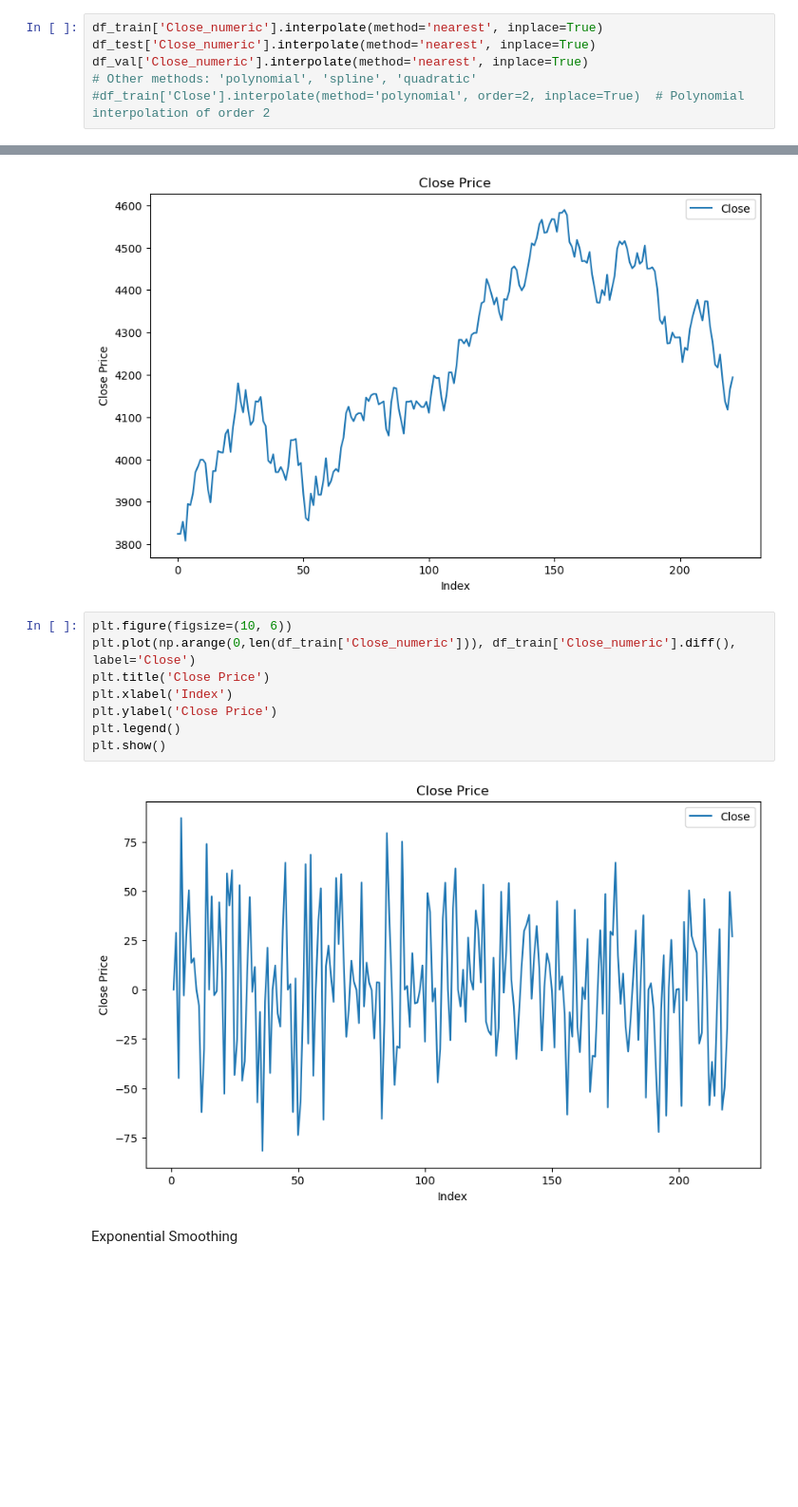
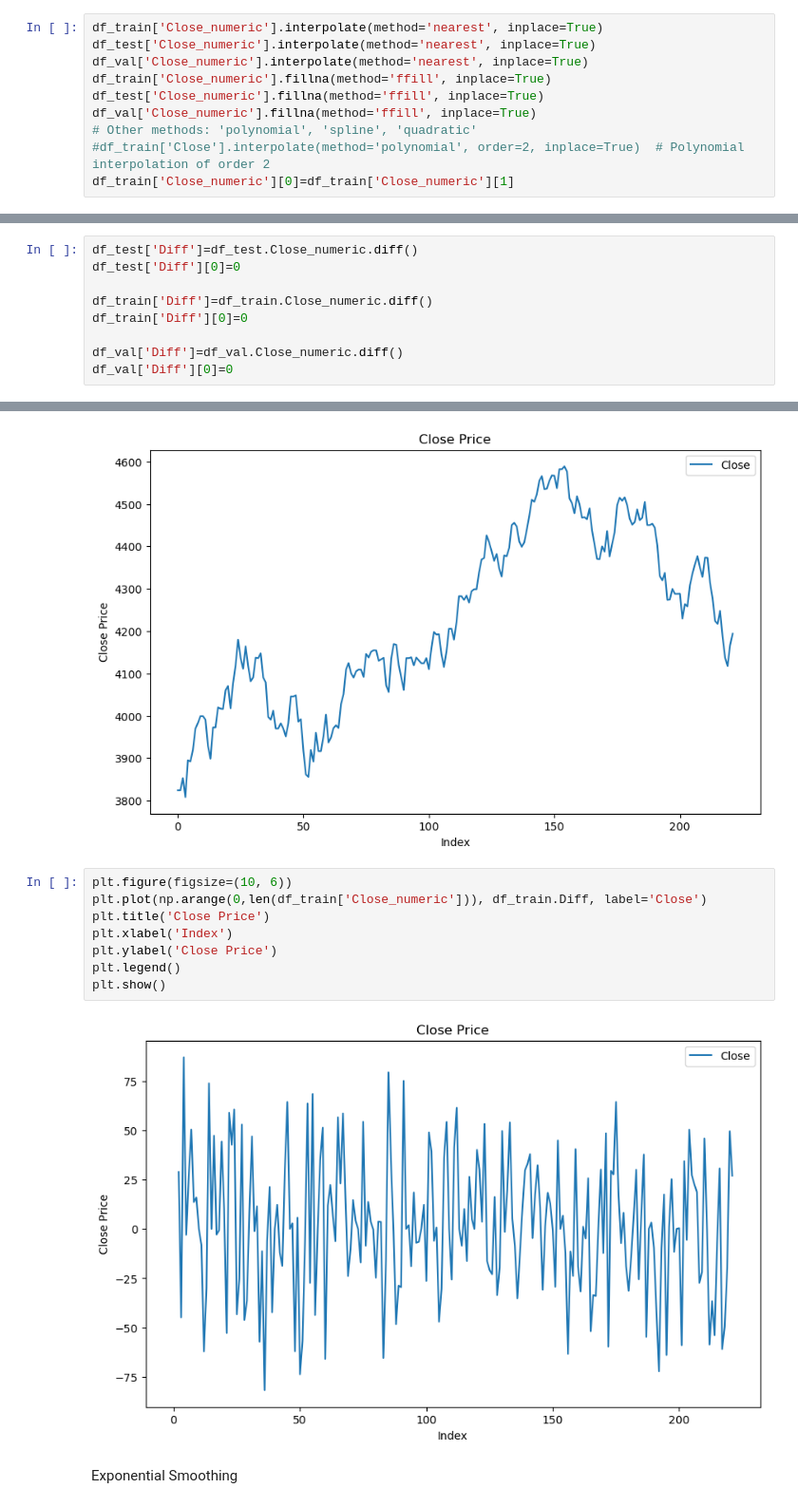
Before and after one commit to nasheydari/NSPP-News-Based-Stock-Price-Prediction, a Jupyter notebook: train_baseline.ipynb, the cells around one changed output, grey strips where cells are left out. Shown at 95% size. Drawn from its saved outputs; the diff is of its cells as text; blank space fills up the shorter version.

```diff
--- a/train_baseline.ipynb
+++ b/train_baseline.ipynb
@@ -126,8 +126,12 @@ Treat missing values
 df_train['Close_numeric'].interpolate(method='nearest', inplace=True)
 df_test['Close_numeric'].interpolate(method='nearest', inplace=True)
 df_val['Close_numeric'].interpolate(method='nearest', inplace=True)
+df_train['Close_numeric'].fillna(method='ffill', inplace=True)
+df_test['Close_numeric'].fillna(method='ffill', inplace=True)
+df_val['Close_numeric'].fillna(method='ffill', inplace=True)
 # Other methods: 'polynomial', 'spline', 'quadratic'
 #df_train['Close'].interpolate(method='polynomial', order=2, inplace=True)  # Polynomial interpolation of order 2
+df_train['Close_numeric'][0]=df_train['Close_numeric'][1]
 # %% [output]
 The behavior will change in pandas 3.0. This inplace method will never work because the intermediate object on which we are setting values always behaves as a copy.
 
@@ -170,0 +155,9 @@ See the caveats in the documentation: https://pandas.pydata.org/pandas-docs/stab
+# %%
+df_test['Diff']=df_test.Close_numeric.diff()
+df_test['Diff'][0]=0
+
+df_train['Diff']=df_train.Close_numeric.diff()
+df_train['Diff'][0]=0
+
+df_val['Diff']=df_val.Close_numeric.diff()
+df_val['Diff'][0]=0
@@ -180,14 +256,14 @@ plt.show()
 [figure]
 # %%
 plt.figure(figsize=(10, 6))
-plt.plot(np.arange(0,len(df_train['Close_numeric'])), df_train['Close_numeric'].diff(), label='Close')
+plt.plot(np.arange(0,len(df_train['Close_numeric'])), df_train.Diff, label='Close')
 plt.title('Close Price')
 plt.xlabel('Index')
 plt.ylabel('Close Price')
 plt.legend()
 plt.show()
 # %% [output]
-[figure, old version]
+[figure, new version]
 # %% [markdown]
 Exponential Smoothing
 # %%
```
Also changed, not shown: parts of 83 cells of this notebook, 1 other file.
